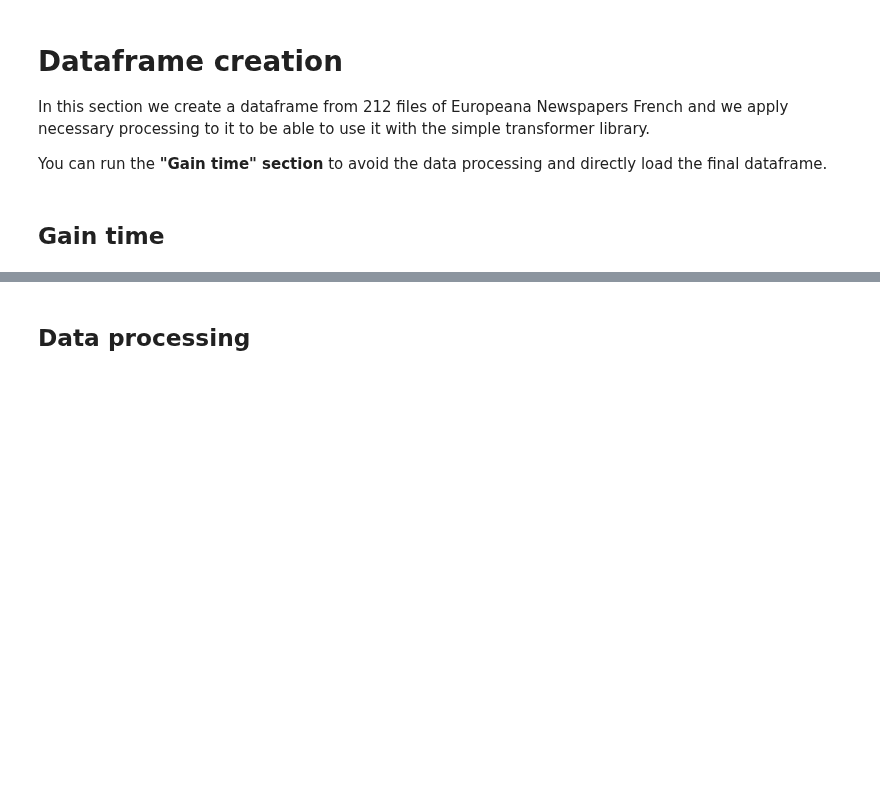
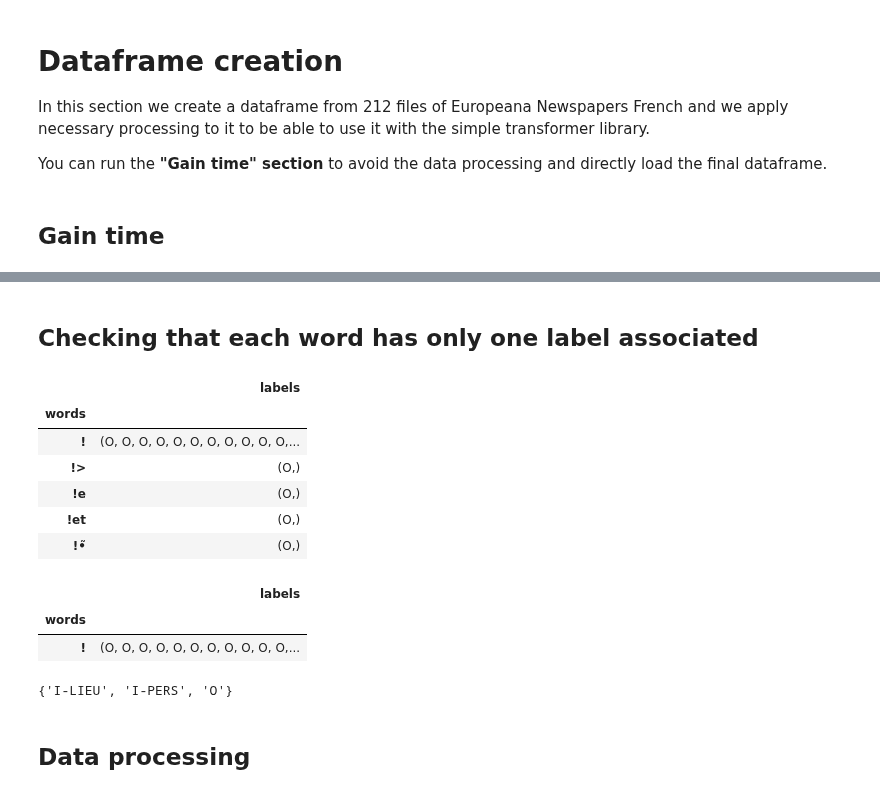
Before and after one commit to C4viar/PPD_MSLD_2019_2020_LL-AL-MT, a Jupyter notebook: Draft_code/projet_ner.ipynb, the cells around one changed output, grey strips where cells are left out. Cells and saved outputs as stored; diff of their text form; code cells hidden in the pictures; blank space fills up the shorter version.

Commit message:
Add check that each word has only one label

```diff
--- a/Draft_code/projet_ner.ipynb
+++ b/Draft_code/projet_ner.ipynb
@@ -137,3 +143,27 @@ eval_df :  (97003, 3)
+# %% [markdown]
+## Checking that each word has only one label associated
+# %%
+df_grouped = pd.DataFrame(df[["words", "labels"]].groupby("words")["labels"].apply(tuple))
+# %%
+df_grouped.head()
+# %% [output]
+|  | labels |
+| words |  |
+| ! | (O, O, O, O, O, O, O, O, O, O, O,... |
+| !> | (O,) |
+| !e | (O,) |
+| !et | (O,) |
+| !•̃ | (O,) |
+# %%
+df_grouped.iloc[np.where(len(set(df_grouped["labels"]))!=1)]
+# %% [output]
+|  | labels |
+| words |  |
+| ! | (O, O, O, O, O, O, O, O, O, O, O,... |
+# %%
+set(df_grouped.loc["!"]["labels"])
+# %% [output]
+{'I-LIEU', 'I-PERS', 'O'}
 # %% [markdown]
 ## Data processing
 # %% [markdown]
```
Also changed, not shown: parts of 7 cells of this notebook.
